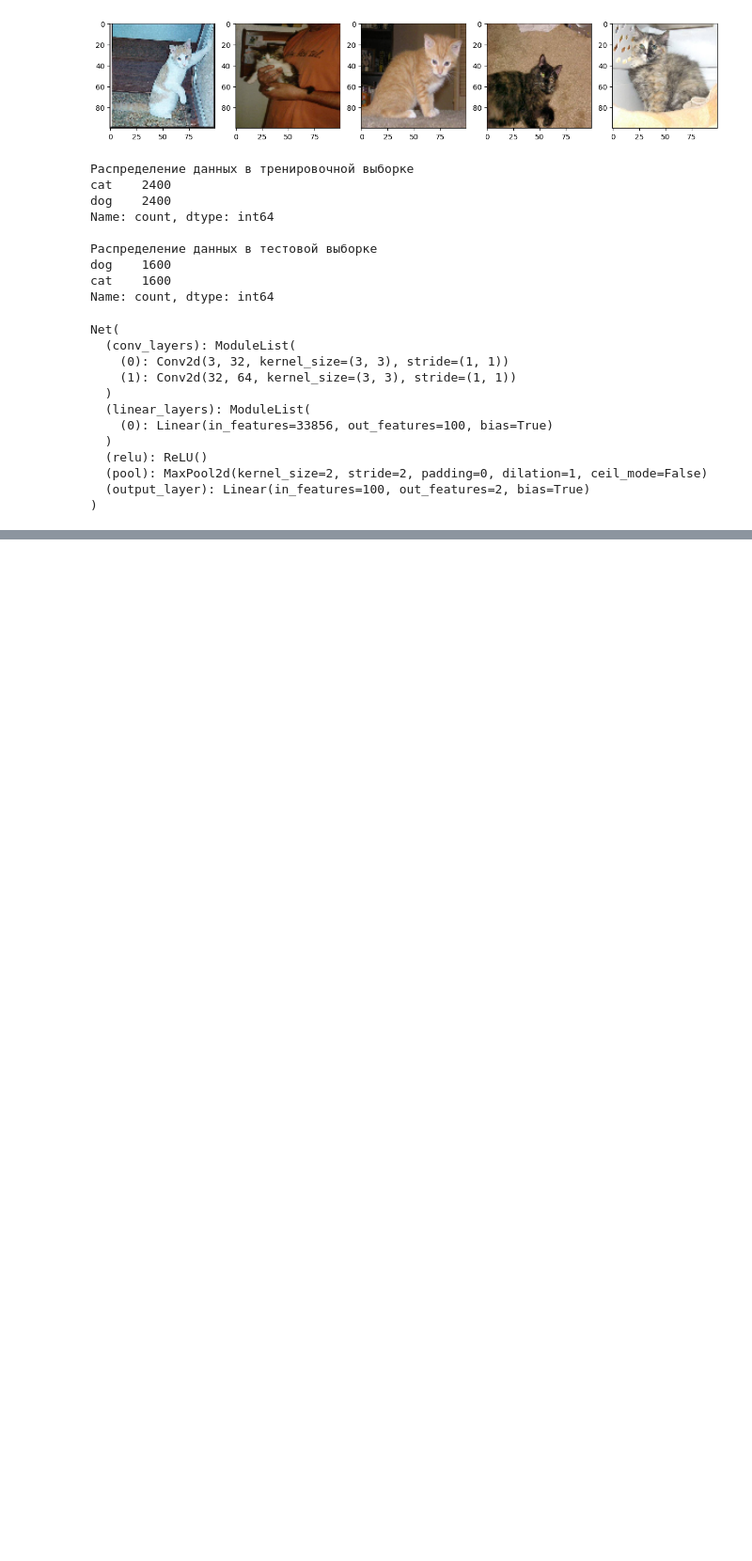
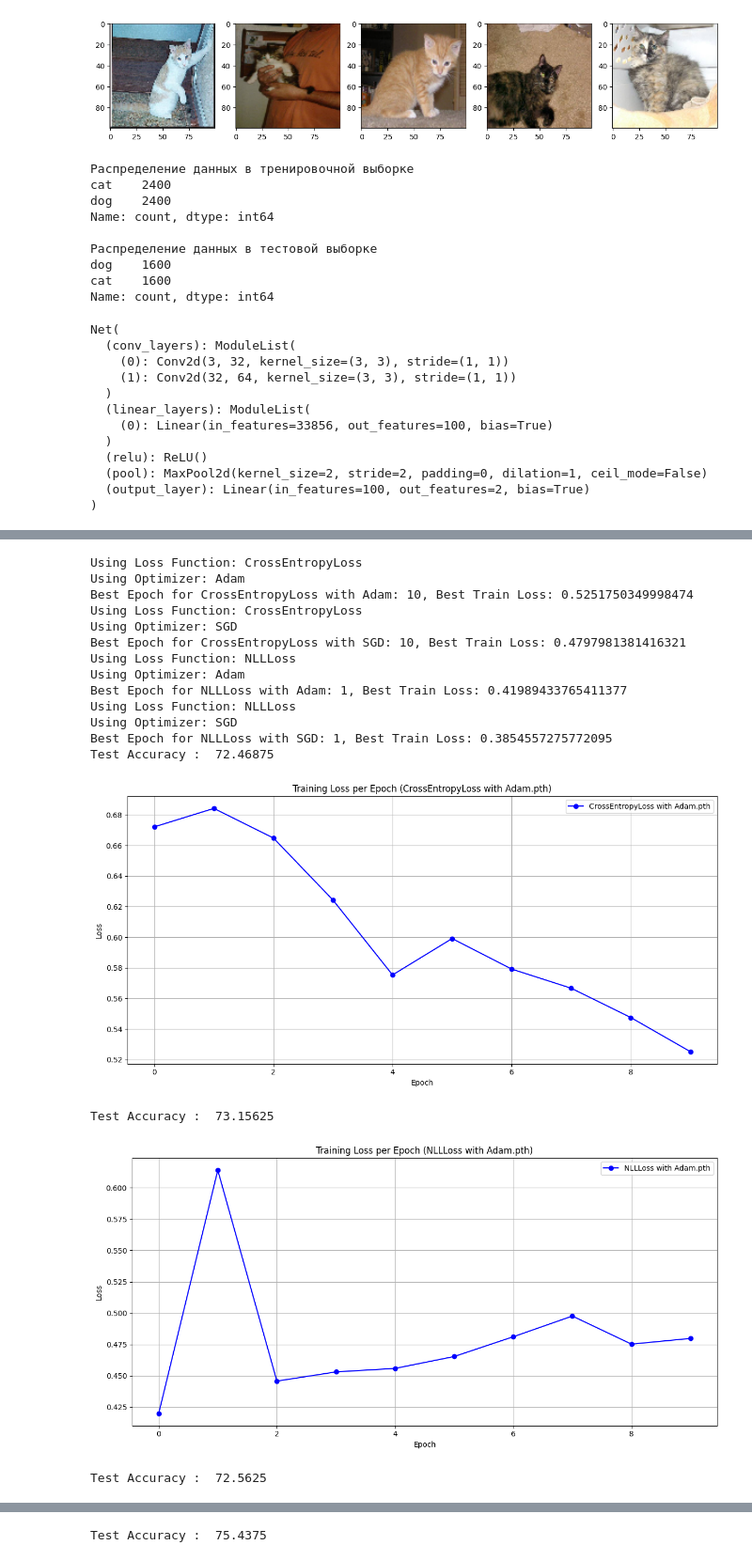
Before and after one commit to meeporen/CNN-cats-and-dogs, a Jupyter notebook: code.ipynb, the cells around one changed output, grey strips where cells are left out. Shown at 94% size. Saved outputs shown, nothing was run; the diff lists cells and outputs as text; code cells hidden in the pictures; blank space fills up the shorter version.

```diff
--- a/code.ipynb
+++ b/code.ipynb
@@ -190,7 +190,7 @@ Net(
   (output_layer): Linear(in_features=100, out_features=2, bias=True)
 )
 # %%
-EPOCHS = 3
+EPOCHS = 10
 lr = 0.0001
 net = Net(in_channels=3, out_channels=32, kernel_size=3, out_channels_layers=100, conv_layers_count=3, line_layers_count=2, num_classes=2)
 loss_functions = {
@@ -356,0 +309,51 @@ TypeError: Trainer.plot_training_loss() missing 2 required positional arguments:
+# %%
+model = Trainer(net, EPOCHS, loss_functions, optimizers, train_loader, test_loader, lr)
+
+
+PATH = "C:\\work\\CNN cats and dogs\\"
+model_path_CrossEntropyLoss_Adam = PATH + "best_model_CrossEntropyLoss_Adam.pth"
+model_path_NLLLoss_Adam = PATH + "best_model_NLLLoss_Adam.pth"
+model_path_CrossEntropyLoss_SGD = PATH + "best_model_CrossEntropyLoss_SGD.pth"
+model_path_NLLLoss_SGD = PATH + "best_model_NLLLoss_SGD.pth"
+
+pred_y = []
+test_x = []
+
+for data in test_loader:
+    X_test, _ = data
+    output = net(X_test)
+    _, predicted = torch.max(output.data, 1)
+    pred_y.extend(predicted.tolist())
+    test_x.extend(X_test)
+
+model.train()
+model.test(model_path_CrossEntropyLoss_Adam)
+model.plot_training_loss(model_path_CrossEntropyLoss_Adam)
+model.test(model_path_NLLLoss_Adam)
+model.plot_training_loss(model_path_NLLLoss_Adam)
+model.test(model_path_CrossEntropyLoss_SGD)
+model.plot_training_loss(model_path_CrossEntropyLoss_SGD)
+model.test(model_path_NLLLoss_SGD)
+model.plot_training_loss(model_path_NLLLoss_SGD)
+model.display_predictions(model_path_CrossEntropyLoss_Adam, test_x, pred_y)
+model.display_predictions(model_path_NLLLoss_Adam, test_x, pred_y)
+model.display_predictions(model_path_CrossEntropyLoss_SGD, test_x, pred_y)
+model.display_predictions(model_path_NLLLoss_SGD, test_x, pred_y)
+# %% [output]
+Using Loss Function: CrossEntropyLoss
+Using Optimizer: Adam
+Best Epoch for CrossEntropyLoss with Adam: 10, Best Train Loss: 0.5251750349998474
+Using Loss Function: CrossEntropyLoss
+Using Optimizer: SGD
+Best Epoch for CrossEntropyLoss with SGD: 10, Best Train Loss: 0.4797981381416321
+Using Loss Function: NLLLoss
+Using Optimizer: Adam
+Best Epoch for NLLLoss with Adam: 1, Best Train Loss: 0.41989433765411377
+Using Loss Function: NLLLoss
+Using Optimizer: SGD
+Best Epoch for NLLLoss with SGD: 1, Best Train Loss: 0.3854557275772095
+Test Accuracy :  72.46875
+[figure, added]
+Test Accuracy :  73.15625
+[figure, added]
+Test Accuracy :  72.5625
@@ -356,0 +361 @@ TypeError: Trainer.plot_training_loss() missing 2 required positional arguments:
+Test Accuracy :  75.4375
```
Also changed, not shown: parts of 2 cells of this notebook.
